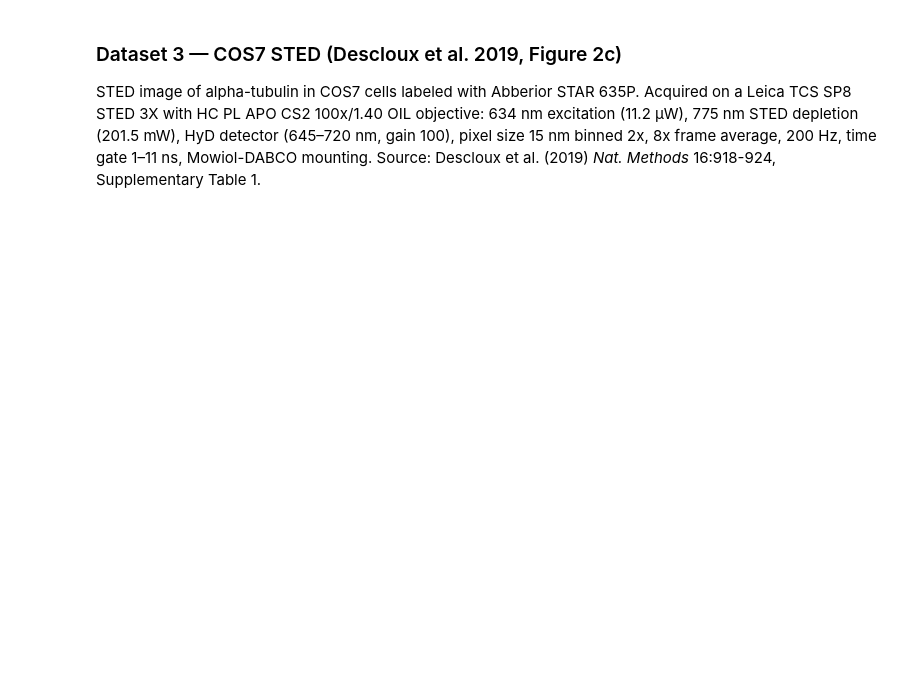
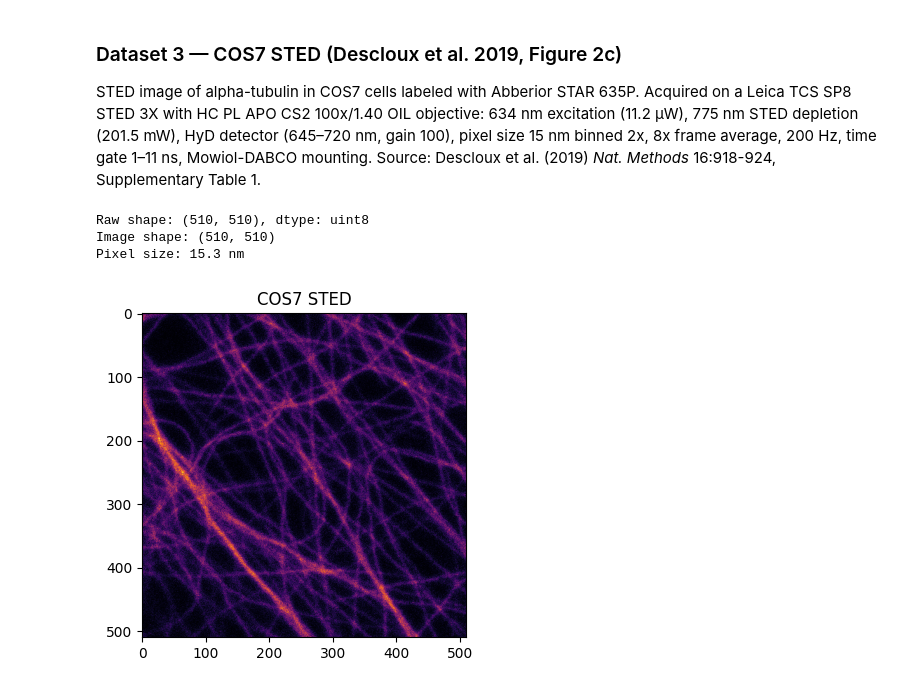
Before and after one commit to alxndrkalinin/cubic, a Jupyter notebook: examples/notebooks/resolution_estimation_2d.ipynb, the cells around one changed output. Cells and saved outputs as stored; diff of their text form; code cells hidden in the pictures; blank space fills up the shorter version.

```diff
--- a/examples/notebooks/resolution_estimation_2d.ipynb
+++ b/examples/notebooks/resolution_estimation_2d.ipynb
@@ -174,22 +186,27 @@ Source: Descloux et al. (2019) *Nat. Methods* 16:918-924, Supplementary Table 1.
 # %%
 sted = io.imread("../data/demo_COS7_a-tub_abberior_star635_confocal_STED.tif")
 print(f"Raw shape: {sted.shape}, dtype: {sted.dtype}")
 
 sted = sted.astype(np.float32)
 sted_spacing = 0.0153  # µm
 
 # Move to GPU if available
 if USE_GPU:
     sted = ascupy(sted)
 
 print(f"Image shape: {sted.shape}")
 print(f"Pixel size: {sted_spacing * 1000:.1f} nm")
 
 fig, ax = plt.subplots(figsize=(4, 4))
-ax.imshow(np.asarray(sted), cmap="inferno")
+ax.imshow(asnumpy(sted), cmap="inferno")
 ax.set_title("COS7 STED")
 plt.tight_layout()
 plt.show()
+# %% [output]
+Raw shape: (510, 510), dtype: uint8
+Image shape: (510, 510)
+Pixel size: 15.3 nm
+[figure, added]
 # %%
 sted_frc_res, sted_dcr_res = measure_and_plot(
     sted,
```
Also changed, not shown: parts of 6 cells of this notebook, 1 other file.
